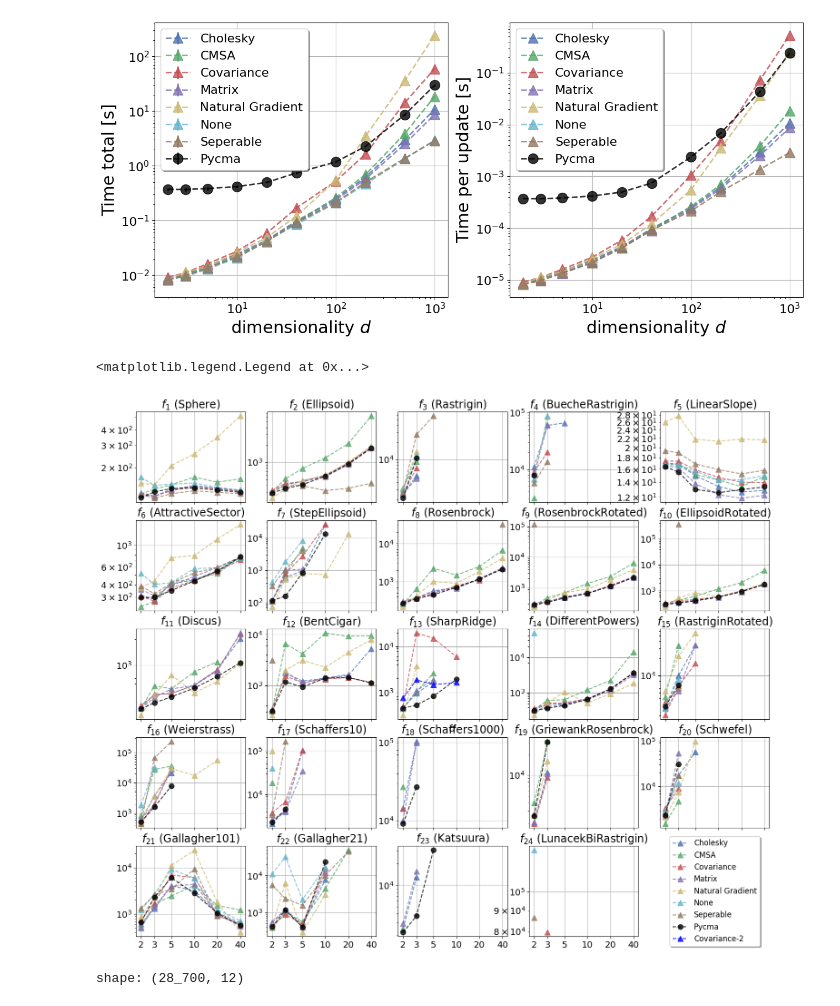
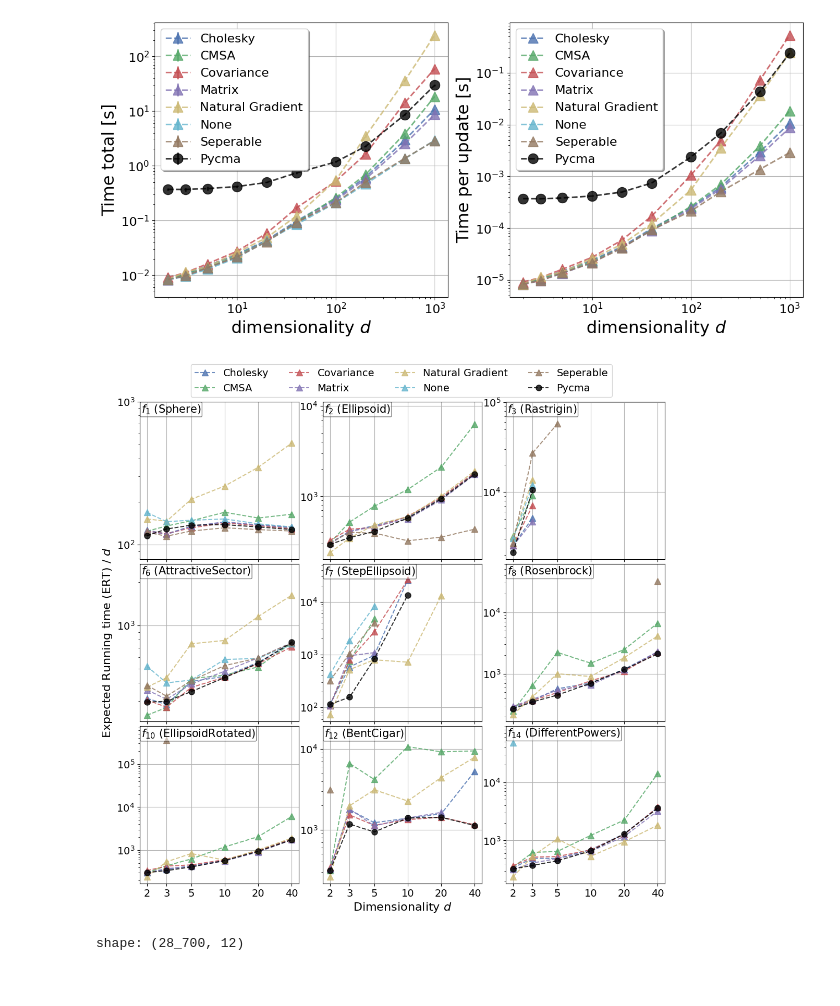
Before and after one commit to IOHprofiler/ModularCMAES, a Jupyter notebook: scripts/matrix/plots.ipynb, the cells around one changed output. Cells and saved outputs as stored; diff of their text form; code cells hidden in the pictures.

```diff
--- a/scripts/matrix/plots.ipynb
+++ b/scripts/matrix/plots.ipynb
@@ -110,10 +110,11 @@ def ert(runs, target = 1e-8):
 DIMS = np.array([2, 3, 5, 10, 20, 40, 100])
 FUNCTIONS = np.arange(1, 25)
 
-colormap['COVARIANCE-2'] = 'blue'
+FUNCTIONS = [1, 2, 3, 6, 7, 8, 10, 12, 14]
+# colormap['COVARIANCE-2'] = 'blue'
 
 
-f, axes = plt.subplots(5, 5, figsize=(18, 15), sharex='col', sharey=False)
+f, axes = plt.subplots(3, 3, figsize=(13, 12), sharex='col', sharey=False)
 
 for (fid, ax) in zip(FUNCTIONS, axes.ravel()):
     f_data = completed_overview.filter(function_id = fid)
@@ -124,54 +125,50 @@ for (fid, ax) in zip(FUNCTIONS, axes.ravel()):
         label = method.title().replace("_", " ") if method != "CMSA" else method
         marker = "^"
         if method == "pycma":
             marker = 'o'
         mask = np.isfinite(erts)
         ax.plot(
             DIMS[mask],
             erts[mask],
             label=label,
             marker=marker,
             markersize=8,
             linestyle='dashed',
             alpha=.8,
             linewidth=1.5,
             color=color
         )
 
     ax.grid(which="both", axis='x')
     ax.grid(which="major", axis='y')
     ax.set_yscale("log", base=10)
     ax.set_xscale("log", base=2)
     ax.set_xticks(DIMS[:-1], DIMS[:-1])
     ax.tick_params(axis='both', which='both', labelsize=14)
 
-    ax.set_title(f"$f_{{{fid}}}$ (" + f_data['function_name'][0] + ")", fontsize=17)
+    ax.text(0.01, 0.99,f"$f_{{{fid}}}$ (" + f_data['function_name'][0] + ")",
+        transform=ax.transAxes,
+        bbox=dict(boxstyle='round,pad=0.1', facecolor='white', alpha=0.5),
+         ha='left', va='top', fontsize=15)
 
-    # if fid == 8:
-    #     ax.set_ylabel("ERT / $d$", fontsize=16)
+    if fid == 6:
+        ax.set_ylabel("Expected Running time (ERT) / $d$", fontsize=16)
 
-    # if fid == 12:
-    #     ax.legend(ncol=8, fontsize=12, bbox_to_anchor=(3.1, -.22))
+    ylim = ax.get_ylim()
+    ax.set_ylim(ylim[0], 1.5 * ylim[1])
+    if fid == 1:
+        ax.set_ylim(10**1.9, 10**3)
 
-    if fid == 13:
-        ax.set_xlabel(f"$d$", fontsize=16)
+    if fid == 1:
+        ax.legend(ncol=4, fontsize=14, bbox_to_anchor=(3, 1.27))
 
-legend_ax = axes.ravel()[24]
-legend_ax.axis('off')
+    if fid == 12:
+        ax.set_xlabel(f"Dimensionality $d$", fontsize=16)
 
-handles, labels = axes.ravel()[0].get_legend_handles_labels()
-legend_ax.legend(
-    handles,
-    labels,
-    loc='center',
-    fontsize=12,
-    ncol=1,
-    fancybox=True,
-    shadow=True
-)
+plt.subplots_adjust(hspace=.03, wspace=0.15)
+plt.savefig("selected_benchmarks.png", dpi=500)
 # %% [output]
-<matplotlib.legend.Legend at 0x...>
-[figure, old version]
+[figure, new version]
 # %%
 completed_overview
 # %% [output]
```
Also changed, not shown: 9 other files.
